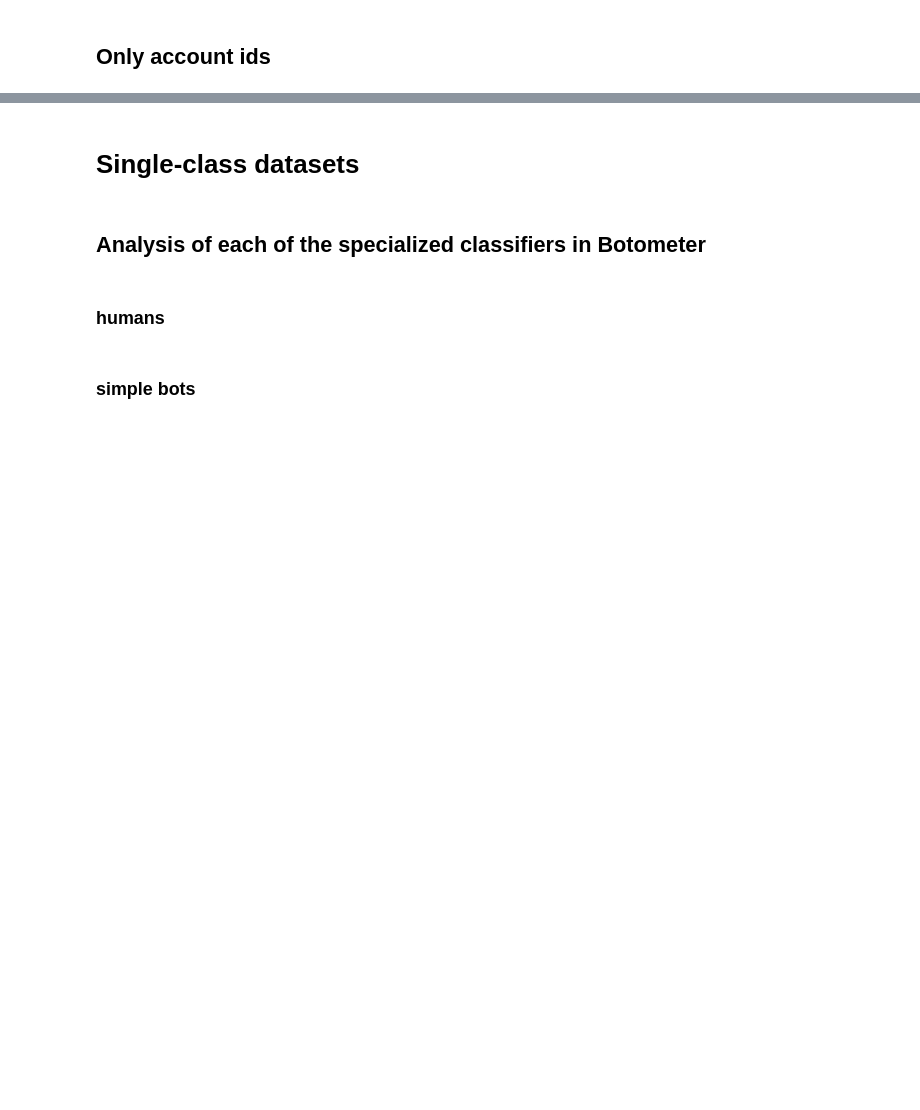
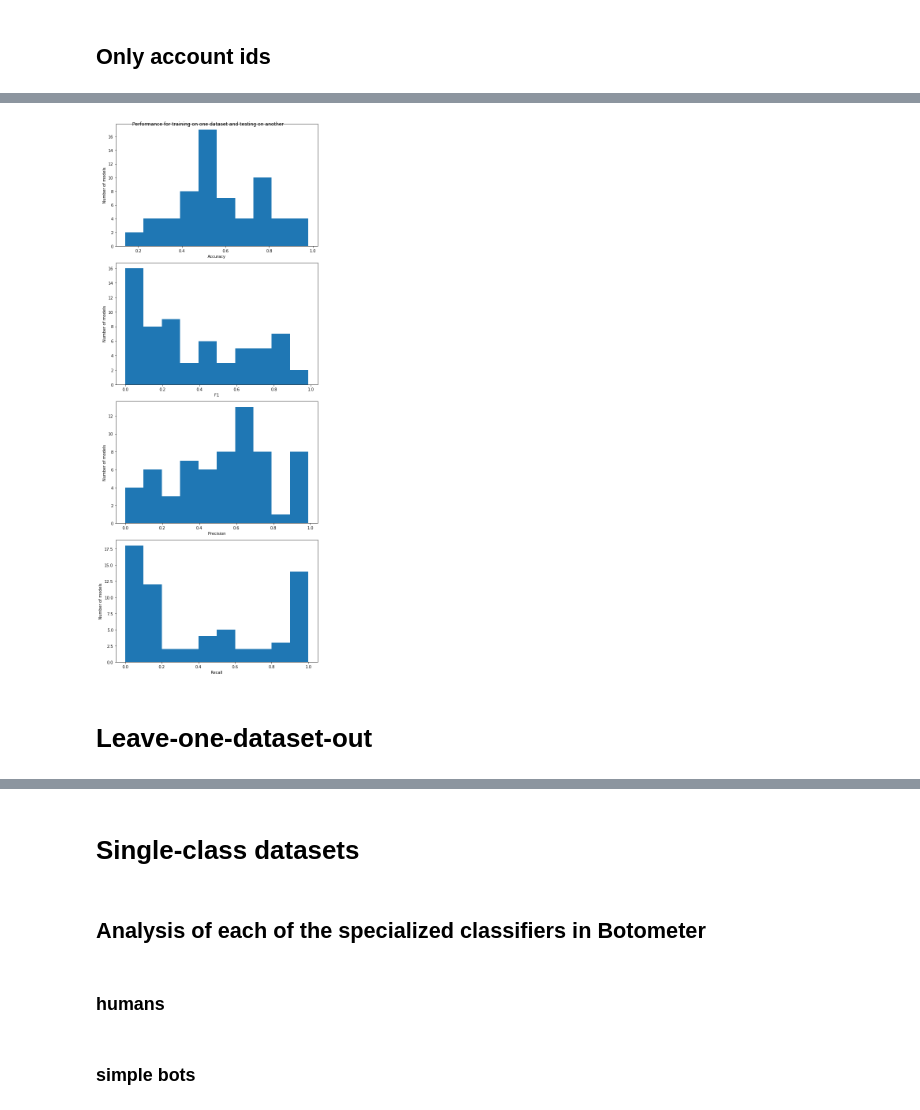
Before and after one commit to johnchrishays/bot-detection, a Jupyter notebook: Simple Decision Rules Give High Accuracy for Detecting Social Bots on Benchmark Datasets.ipynb, the cells around one changed output, grey strips where cells are left out. Drawn from its saved outputs; the diff is of its cells as text; code cells hidden in the pictures; blank space fills up the shorter version.

```diff
--- a/Simple Decision Rules Give High Accuracy for Detecting Social Bots on Benchmark Datasets.ipynb
+++ b/Simple Decision Rules Give High Accuracy for Detecting Social Bots on Benchmark Datasets.ipynb
@@ -19,3 +23,9 @@ from fit_and_score import fit, score, fit_and_score, kfold_cv, analyze_bot_repo_
 PROJ_PATH = "/nfs/sloanlab003/projects/bot_ensemble_proj/bot-detection"
 # %% [markdown]
 ## Load datasets and calculate scores
+# %%
+kantepe_path = PROJ_PATH + "/data/kantepe-2017/tweet.bson"
+
+with open(kantepe_path,'rb') as f:
+    data = bson.decode_all(f.read())
+    kantepe = pd.DataFrame(data)
@@ -231,0 +256,8 @@ kaiser = pyreadr.read_r(PROJ_PATH + '/data/kaiser/data_botometer.RData')['data_b
+# %%
+rows = []
+
+for train_on, train_on_labels in zip(datasets,labels):
+    for test_on, test_on_labels in zip(datasets,labels):
+        rows.append(train_on_one_test_on_another(train_on, train_on_labels, test_on, test_on_labels))
+
+train_on_one_test_on_another_performance = pd.DataFrame(rows)
@@ -231,0 +280,53 @@ kaiser = pyreadr.read_r(PROJ_PATH + '/data/kaiser/data_botometer.RData')['data_b
+# %%
+def hist_train_on_one_test_on_another(performance_df):
+    fig, axes = plt.subplots(4, 1, figsize=(8,20))
+    max_depth = 5
+
+    accs = []
+    fs = []
+    precs = []
+    recs = []
+
+
+    for ind, row in performance_df.iterrows():
+        metric_a = [row[f'a{i}'] for i in range(1,max_depth+1)]
+        accs.append(max(metric_a))
+
+        metric_f = [row[f'f{i}'] for i in range(1,max_depth+1)]
+        fs.append(max(metric_f))
+
+
+        metric_p = [row[f'p{i}'] for i in range(1,max_depth+1)]
+        precs.append(max(metric_p))
+
+
+        metric_r = [row[f'r{i}'] for i in range(1,max_depth+1)]
+        recs.append(max(metric_r))
+
+
+    axes[0].hist(accs)
+    axes[1].hist(fs)
+    axes[2].hist(precs)
+    axes[3].hist(recs)
+
+
+    axes[0].set_xlabel("Accuracy")
+    axes[1].set_xlabel("F1")
+    axes[2].set_xlabel("Precision")
+    axes[3].set_xlabel("Recall")
+
+    axes[0].set_ylabel("Number of models")
+    axes[1].set_ylabel("Number of models")
+    axes[2].set_ylabel("Number of models")
+    axes[3].set_ylabel("Number of models")
+
+    #axes[0].legend(loc='lower left')
+    fig.suptitle("Performance for training on one dataset and testing on another")
+    fig.tight_layout()
+    plt.show()
+
+hist_train_on_one_test_on_another(train_on_one_test_on_another_performance)
+# %% [output]
+[figure, added]
+# %% [markdown]
+# Leave-one-dataset-out
```
Also changed, not shown: parts of 47 cells of this notebook.
